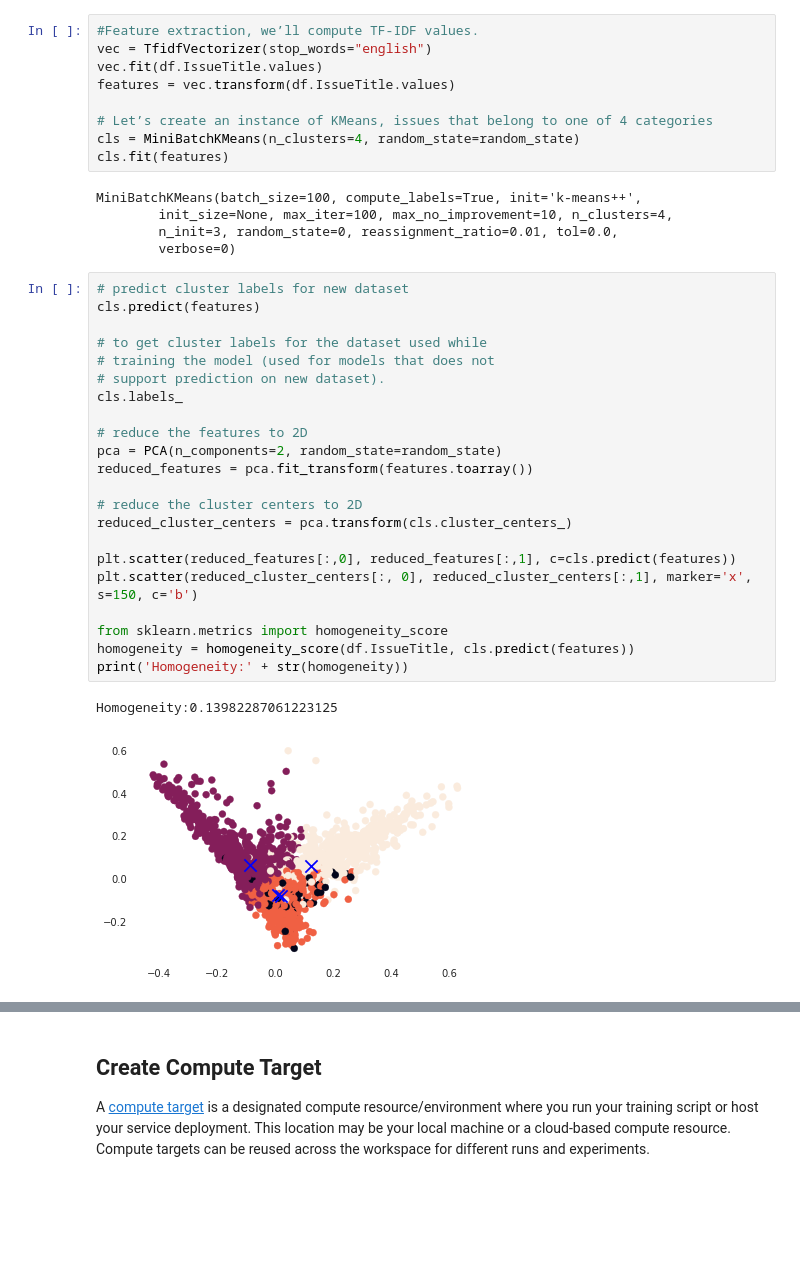
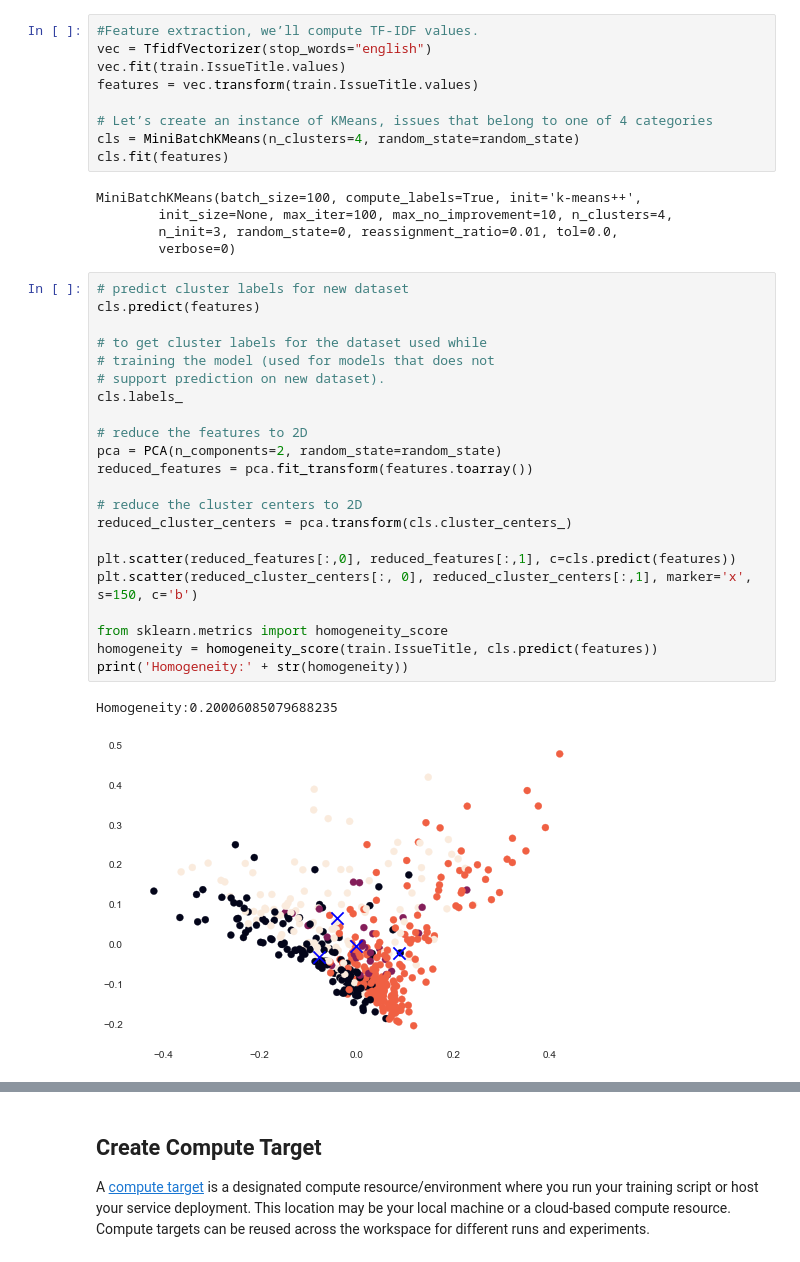
Before and after one commit to HarithaMaddi-MSFT/stackoverflow-demo, a Jupyter notebook: 1-finetune-bert-hyperparametersweep-deploy-to-aks.ipynb, the cells around one changed output, grey strips where cells are left out. Cells and saved outputs as stored; diff of their text form; blank space fills up the shorter version.

```diff
--- a/1-finetune-bert-hyperparametersweep-deploy-to-aks.ipynb
+++ b/1-finetune-bert-hyperparametersweep-deploy-to-aks.ipynb
@@ -158,8 +183,8 @@ VBox(children=(Tab(children=(Tab(children=(GridBox(children=(VBox(children=(Grid
 # %%
 #Feature extraction, we’ll compute TF-IDF values.
 vec = TfidfVectorizer(stop_words="english")
-vec.fit(df.IssueTitle.values)
-features = vec.transform(df.IssueTitle.values)
+vec.fit(train.IssueTitle.values)
+features = vec.transform(train.IssueTitle.values)
 
 # Let’s create an instance of KMeans, issues that belong to one of 4 categories
 cls = MiniBatchKMeans(n_clusters=4, random_state=random_state)
@@ -172,28 +197,28 @@ MiniBatchKMeans(batch_size=100, compute_labels=True, init='k-means++',
 # %%
 # predict cluster labels for new dataset
 cls.predict(features)
 
 # to get cluster labels for the dataset used while
 # training the model (used for models that does not
 # support prediction on new dataset).
 cls.labels_
 
 # reduce the features to 2D
 pca = PCA(n_components=2, random_state=random_state)
 reduced_features = pca.fit_transform(features.toarray())
 
 # reduce the cluster centers to 2D
 reduced_cluster_centers = pca.transform(cls.cluster_centers_)
 
 plt.scatter(reduced_features[:,0], reduced_features[:,1], c=cls.predict(features))
 plt.scatter(reduced_cluster_centers[:, 0], reduced_cluster_centers[:,1], marker='x', s=150, c='b')
 
 from sklearn.metrics import homogeneity_score
-homogeneity = homogeneity_score(df.IssueTitle, cls.predict(features))
+homogeneity = homogeneity_score(train.IssueTitle, cls.predict(features))
 print('Homogeneity:' + str(homogeneity))
 # %% [output]
-Homogeneity:0.13982287061223125
+Homogeneity:0.20006085079688235
-[figure, old version]
+[figure, new version]
 # %% [markdown]
 ## BERT to the rescue: Fine-tune deep learning NLP model with Azure ML
 
```
Also changed, not shown: parts of 7 cells of this notebook, 43 other files.
